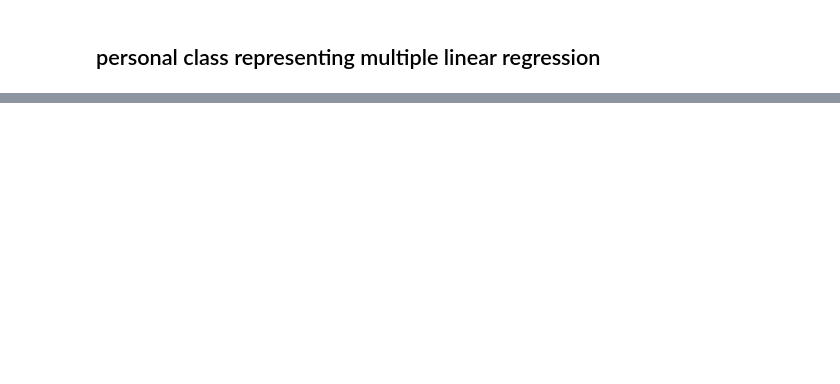
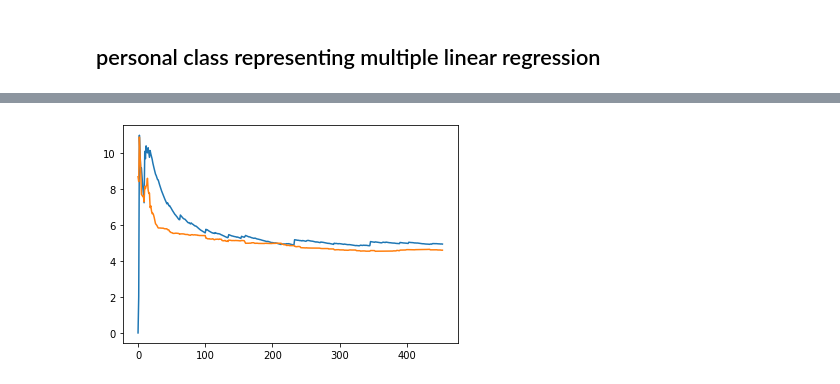
Before and after one commit to ShimaaBetah/Methods-Of-Statistical-Analysis, a Jupyter notebook: multiple linear-regression/MultipleLinearRegression.ipynb, the cells around one changed output, grey strips where cells are left out. Drawn from its saved outputs; the diff is of its cells as text; code cells hidden in the pictures; blank space fills up the shorter version.

```diff
--- a/multiple linear-regression/MultipleLinearRegression.ipynb
+++ b/multiple linear-regression/MultipleLinearRegression.ipynb
@@ -230,0 +261,24 @@ getRSquared(X,y,estimated_beta)
+# %%
+def get_alpha (X,y):
+    cv = KFold(n_splits= 10)
+    parameters = np.arange(0,200,0.1)
+    alpha = 0
+    max_score = sys.maxsize*-1
+    for par in parameters:
+        ridge = linear_model.Ridge(alpha = par )
+        tot_score = 0
+        for X_train_idx,X_test_idx in cv.split(X):
+            X_train = X[X_train_idx]
+            y_train = y[X_train_idx]
+            X_test =X[X_test_idx]
+            y_test = y[X_test_idx]
+            ridge.fit(X_train, y_train)
+            tot_score += ridge.score(X_test,y_test)
+
+        tot_score/=10
+
+
+        if tot_score > max_score:
+            alpha = par
+            max_score = tot_score
+    return alpha
@@ -230,0 +296,4 @@ getRSquared(X,y,estimated_beta)
+# %%
+plot_learning_curves(ridge,X,y)
+# %% [output]
+[figure, added]
```
Also changed, not shown: parts of 19 cells of this notebook, 3 other files.
